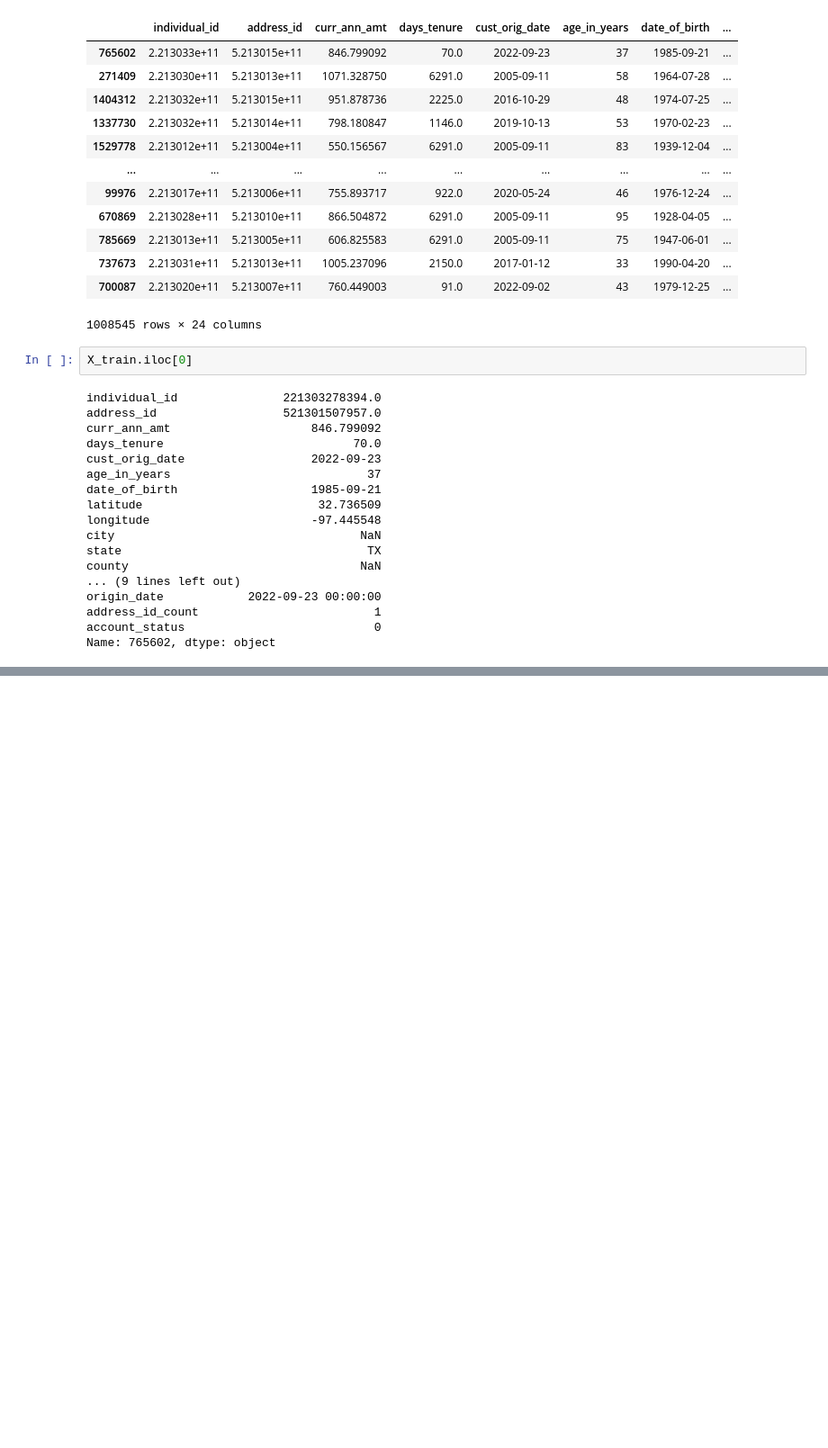
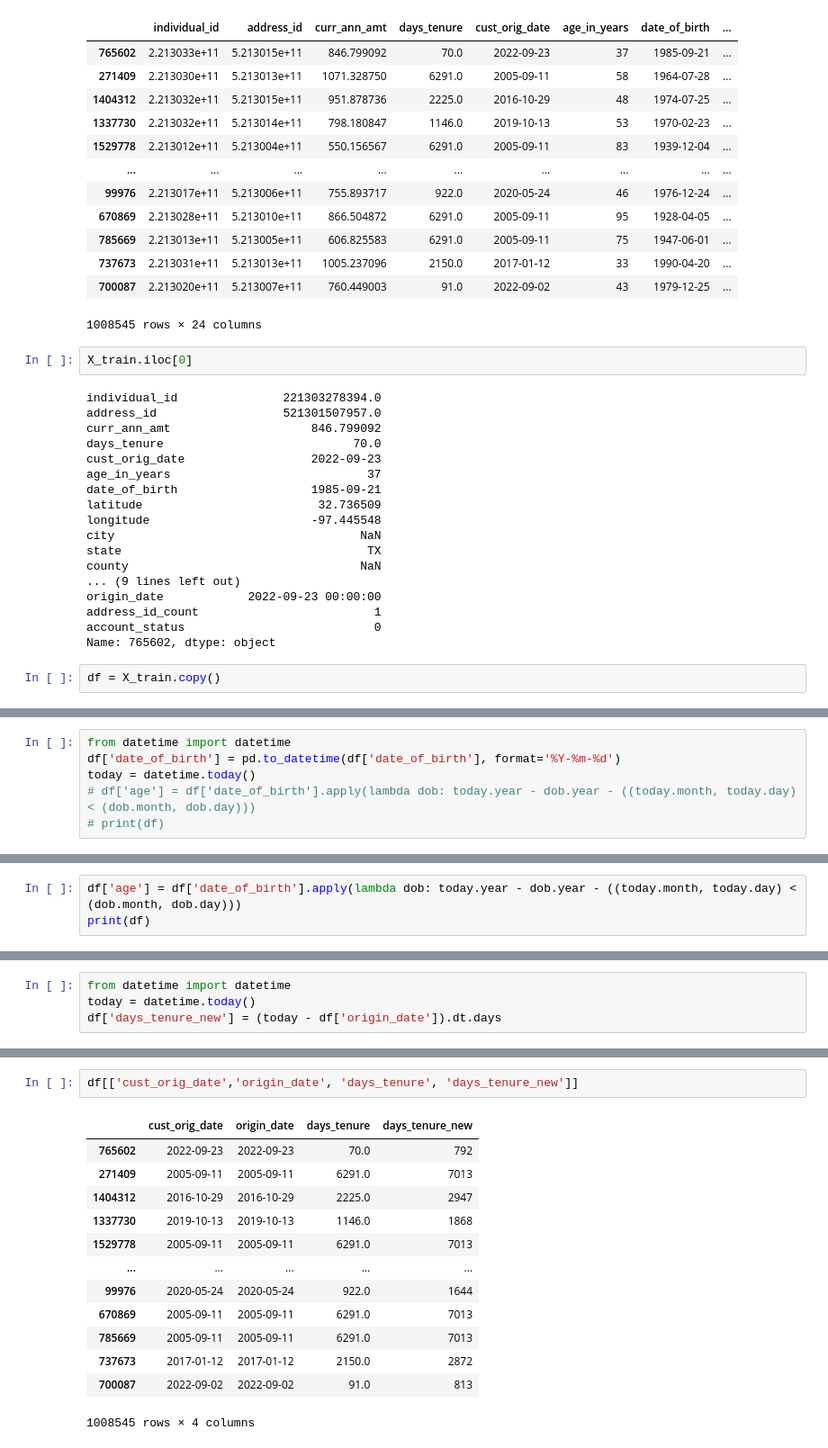
Before and after one commit to sasankjampana8/Customer-Churn-Prediction, a Jupyter notebook: test.ipynb, the cells around one changed output, grey strips where cells are left out. Shown: that part at 90% size. Cells and saved outputs as stored; diff of their text form; blank space fills up the shorter version.

```diff
--- a/test.ipynb
+++ b/test.ipynb
@@ -249,3 +249,5 @@ origin_date            2022-09-23 00:00:00
 address_id_count                         1
 account_status                           0
 Name: 765602, dtype: object
+# %%
+df = X_train.copy()
@@ -251,0 +272,6 @@ Name: 765602, dtype: object
+# %%
+from datetime import datetime
+df['date_of_birth'] = pd.to_datetime(df['date_of_birth'], format='%Y-%m-%d')
+today = datetime.today()
+# df['age'] = df['date_of_birth'].apply(lambda dob: today.year - dob.year - ((today.month, today.day) < (dob.month, dob.day)))
+# print(df)
@@ -251,0 +297,3 @@ Name: 765602, dtype: object
+# %%
+df['age'] = df['date_of_birth'].apply(lambda dob: today.year - dob.year - ((today.month, today.day) < (dob.month, dob.day)))
+print(df)
@@ -251,0 +348,4 @@ Name: 765602, dtype: object
+# %%
+from datetime import datetime
+today = datetime.today()
+df['days_tenure_new'] = (today - df['origin_date']).dt.days
@@ -251,0 +362,16 @@ Name: 765602, dtype: object
+# %%
+df[['cust_orig_date','origin_date', 'days_tenure', 'days_tenure_new']]
+# %% [output]
+|  | cust_orig_date | origin_date | days_tenure | days_tenure_new |
+| 765602 | 2022-09-23 | 2022-09-23 | 70.0 | 792 |
+| 271409 | 2005-09-11 | 2005-09-11 | 6291.0 | 7013 |
+| 1404312 | 2016-10-29 | 2016-10-29 | 2225.0 | 2947 |
+| 1337730 | 2019-10-13 | 2019-10-13 | 1146.0 | 1868 |
+| 1529778 | 2005-09-11 | 2005-09-11 | 6291.0 | 7013 |
+| ... | ... | ... | ... | ... |
+| 99976 | 2020-05-24 | 2020-05-24 | 922.0 | 1644 |
+| 670869 | 2005-09-11 | 2005-09-11 | 6291.0 | 7013 |
+| 785669 | 2005-09-11 | 2005-09-11 | 6291.0 | 7013 |
+| 737673 | 2017-01-12 | 2017-01-12 | 2150.0 | 2872 |
+| 700087 | 2022-09-02 | 2022-09-02 | 91.0 | 813 |
+1008545 rows × 4 columns
```
Also changed, not shown: parts of 26 cells of this notebook.
